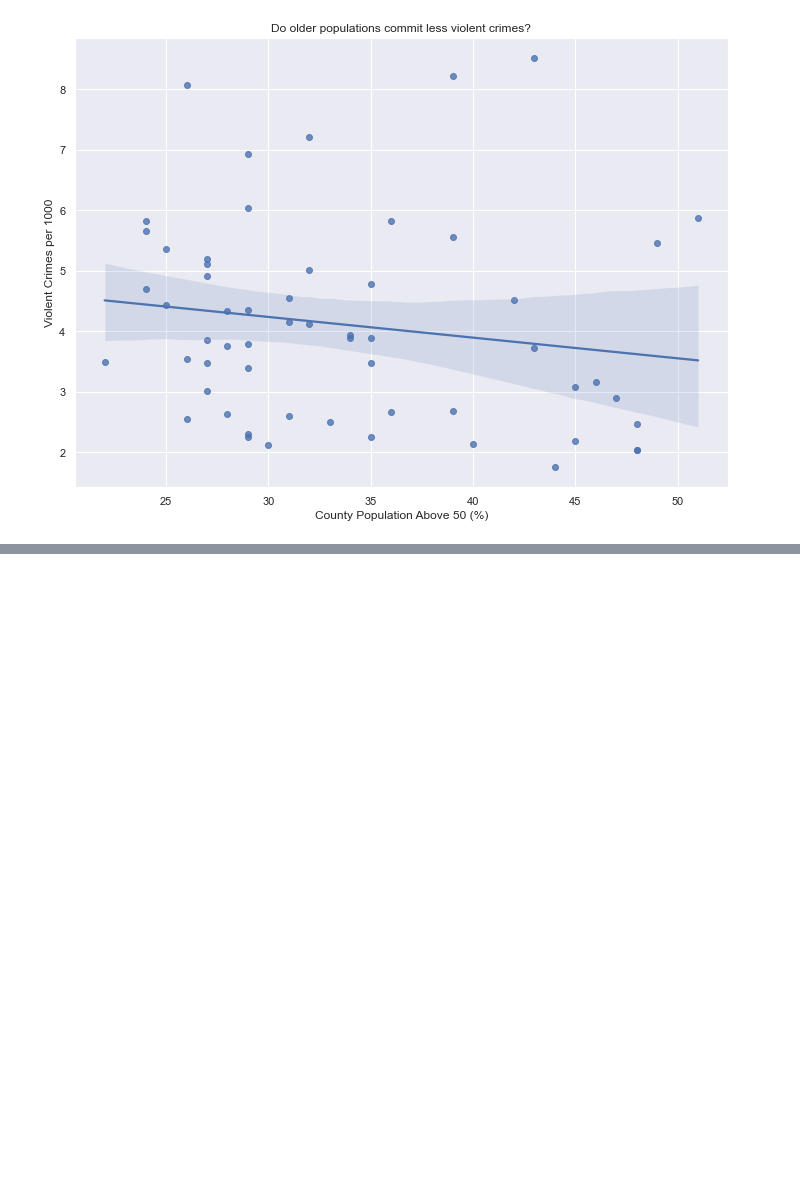
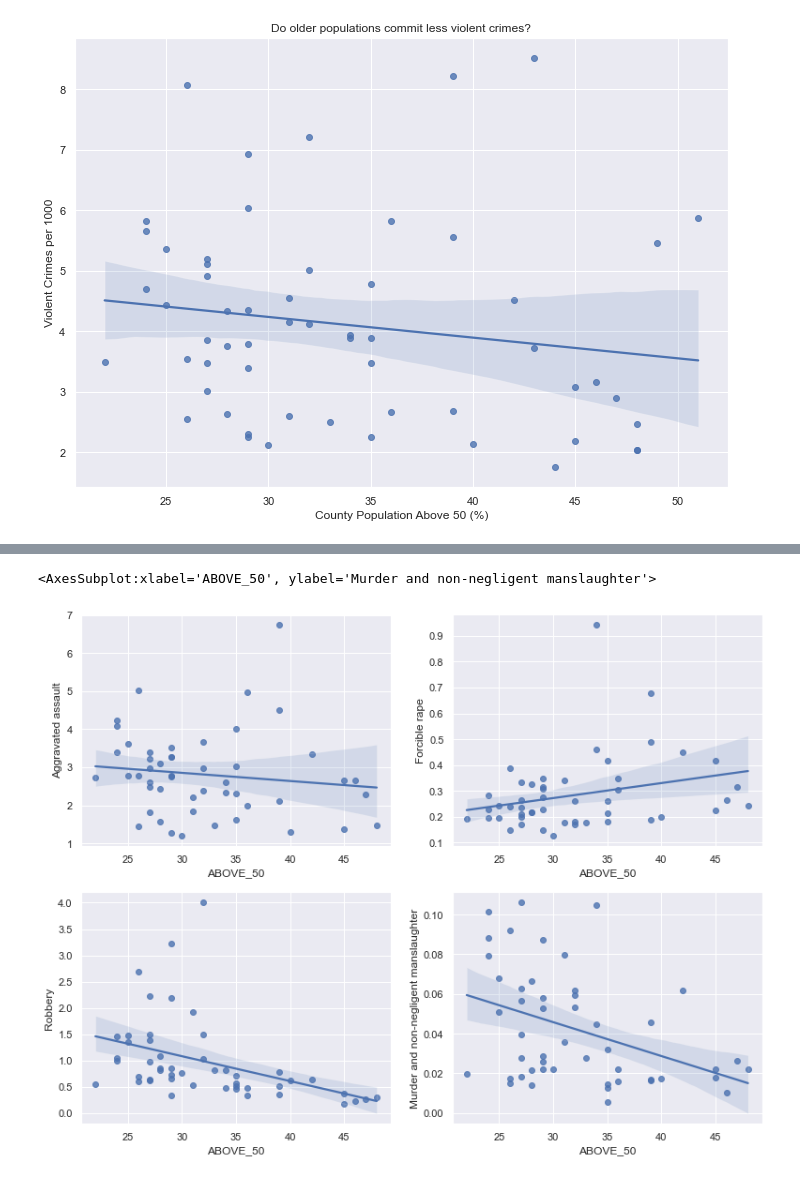
Before and after one commit to jordan-barrett-jm/violent-crime-demographics, a Jupyter notebook: demographics-violent-crime.ipynb, the cells around one changed output, grey strips where cells are left out. Drawn from its saved outputs; the diff is of its cells as text; code cells hidden in the pictures; blank space fills up the shorter version.

Commit message:
added categorical data for crime to see correlation with age

```diff
--- a/demographics-violent-crime.ipynb
+++ b/demographics-violent-crime.ipynb
@@ -19,7 +20,8 @@ import warnings
 warnings.filterwarnings('ignore')
 # %%
 #Set figure size for plots
-sns.set(rc={'figure.figsize':(11.7,8.27)})
+#sns.set(rc={'figure.figsize':(11.7,8.27)})
+sns.set(rc={'figure.figsize':(13,10)})
 # %% [markdown]
 ## Import Violent Crime Data
 # %%
@@ -254,0 +259,6 @@ fig.set(xlabel='County Population Above 50 (%)', ylabel='Violent Crimes per 1000
+# %%
+#Pivot table to get violent crime rate categorically data by each county
+pivot_vc = vc_filtered[['strata_level_name','geoname','rate_per_1000']]
+pivot_vc.rename({'geoname': 'CTYNAME'}, axis=1, inplace=True)
+pivot_vc = pd.pivot_table(pivot_vc, index='CTYNAME', columns=['strata_level_name']).reset_index().dropna()
+pivot_vc.head()
@@ -254,0 +273,5 @@ fig.set(xlabel='County Population Above 50 (%)', ylabel='Violent Crimes per 1000
+# %%
+merge_vc_df = pivot_vc['rate_per_1000']
+merge_vc_df['CTYNAME'] = pivot_vc['CTYNAME']
+# %%
+age_vc_categorical = older_population.merge(merge_vc_df, how='inner', on='CTYNAME')
@@ -254,0 +296,9 @@ fig.set(xlabel='County Population Above 50 (%)', ylabel='Violent Crimes per 1000
+# %%
+fig, axs = plt.subplots(ncols=2,nrows=2)
+sns.regplot(x='ABOVE_50', y='Aggravated assault', data=age_vc_categorical, ax=axs[0][0])
+sns.regplot(x='ABOVE_50', y='Forcible rape', data=age_vc_categorical, ax=axs[0][1])
+sns.regplot(x='ABOVE_50', y='Robbery', data=age_vc_categorical, ax=axs[1][0])
+sns.regplot(x='ABOVE_50', y='Murder and non-negligent manslaughter', data=age_vc_categorical, ax=axs[1][1])
+# %% [output]
+<AxesSubplot:xlabel='ABOVE_50', ylabel='Murder and non-negligent manslaughter'>
+[figure, added]
```
Also changed, not shown: parts of 5 cells of this notebook.
